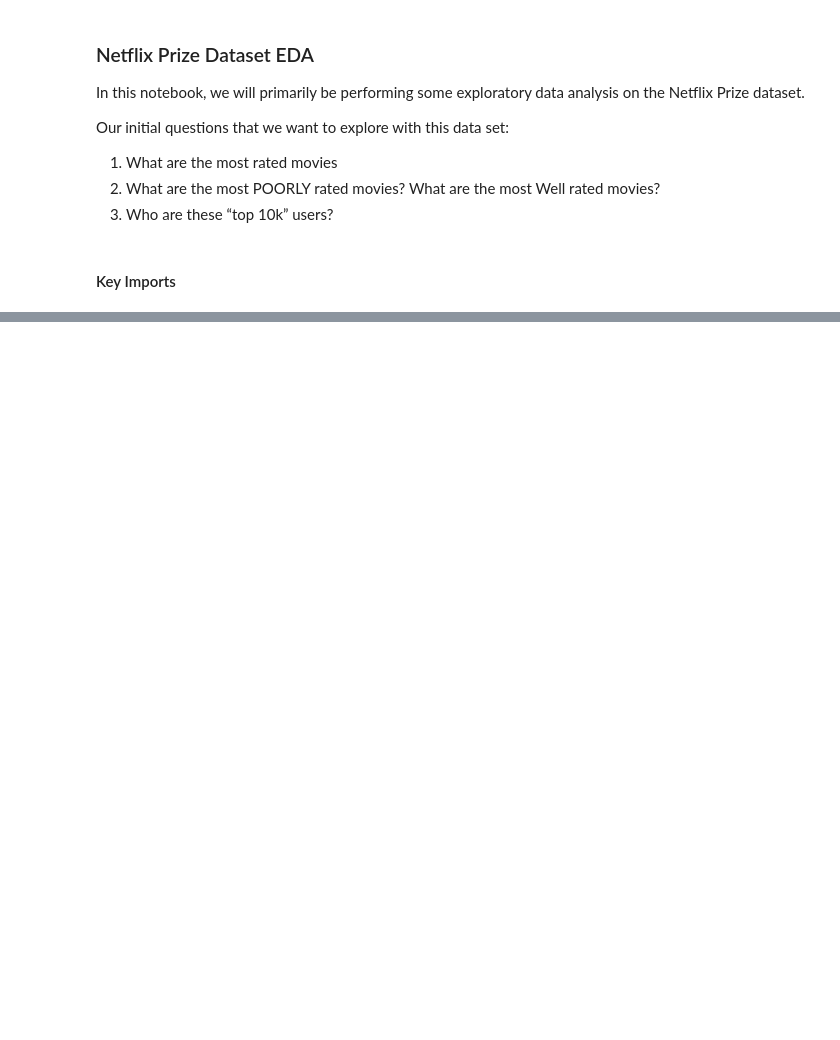
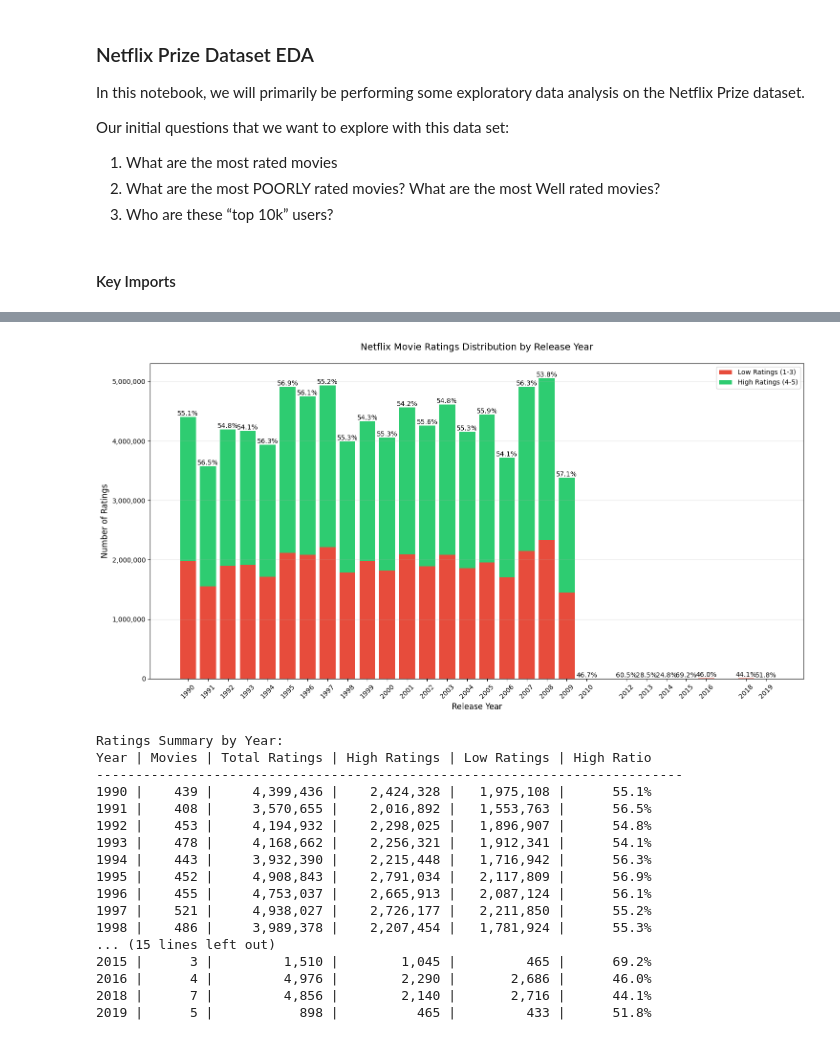
Before and after one commit to mishasinitcyn/Netflix-Recommendation-Engine, a Jupyter notebook: EDA/netflix_analysis.ipynb, the cells around one changed output, grey strips where cells are left out. Saved outputs shown, nothing was run; the diff lists cells and outputs as text; code cells hidden in the pictures; blank space fills up the shorter version.

Commit message:
Recorded total_high_low_ratings, plotting movie frequency and attempted to plot movie initial review submission years

```diff
--- a/EDA/netflix_analysis.ipynb
+++ b/EDA/netflix_analysis.ipynb
@@ -291,0 +476,28 @@ Top 20 Users Detailed Statistics:
+# %%
+# Load data
+netflix_to_imdb, ratings_dict = load_movie_mappings()
+
+# Analyze ratings by year
+year_data = analyze_ratings_by_year(netflix_to_imdb, ratings_dict)
+
+# Create visualization and print summary
+plot_ratings_by_year(year_data)
+# %% [output]
+[figure, added]
+Ratings Summary by Year:
+Year | Movies | Total Ratings | High Ratings | Low Ratings | High Ratio
+---------------------------------------------------------------------------
+1990 |    439 |     4,399,436 |    2,424,328 |   1,975,108 |      55.1%
+1991 |    408 |     3,570,655 |    2,016,892 |   1,553,763 |      56.5%
+1992 |    453 |     4,194,932 |    2,298,025 |   1,896,907 |      54.8%
+1993 |    478 |     4,168,662 |    2,256,321 |   1,912,341 |      54.1%
+1994 |    443 |     3,932,390 |    2,215,448 |   1,716,942 |      56.3%
+1995 |    452 |     4,908,843 |    2,791,034 |   2,117,809 |      56.9%
+1996 |    455 |     4,753,037 |    2,665,913 |   2,087,124 |      56.1%
+1997 |    521 |     4,938,027 |    2,726,177 |   2,211,850 |      55.2%
+1998 |    486 |     3,989,378 |    2,207,454 |   1,781,924 |      55.3%
+... (15 lines left out)
+2015 |      3 |         1,510 |        1,045 |         465 |      69.2%
+2016 |      4 |         4,976 |        2,290 |       2,686 |      46.0%
+2018 |      7 |         4,856 |        2,140 |       2,716 |      44.1%
+2019 |      5 |           898 |          465 |         433 |      51.8%
```
Also changed, not shown: parts of 16 cells of this notebook.
